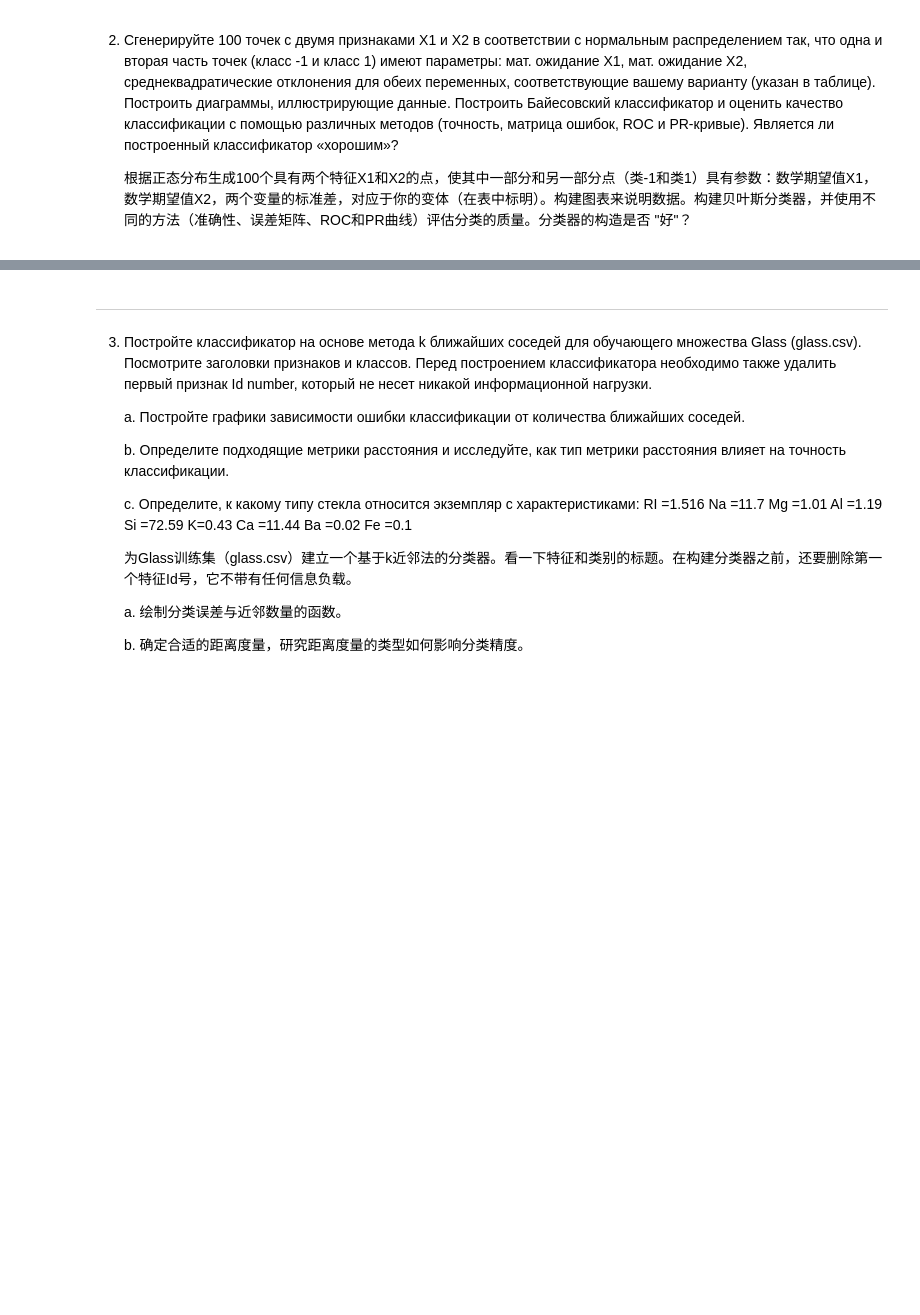
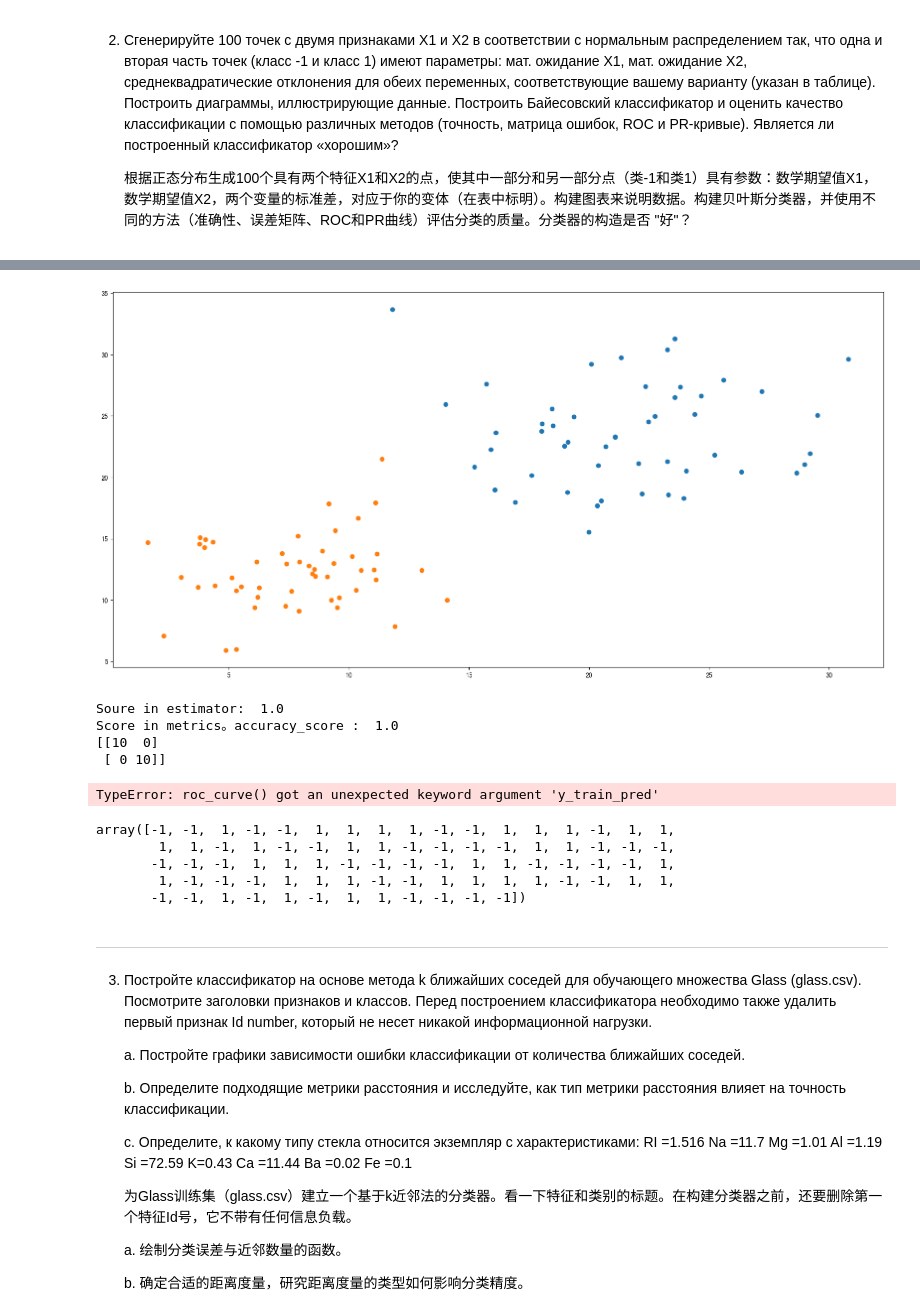
Before and after one commit to NekoSilverFox/Machine-learning, a Jupyter notebook: 100 - SPbSTU - lab1/100 - SPbSTU - lab1.ipynb, the cells around one changed output, grey strips where cells are left out. Cells and saved outputs as stored; diff of their text form; code cells hidden in the pictures; blank space fills up the shorter version.

```diff
--- a/100 - SPbSTU - lab1/100 - SPbSTU - lab1.ipynb
+++ b/100 - SPbSTU - lab1/100 - SPbSTU - lab1.ipynb
@@ -137,3 +123,79 @@ plt.show()
+# %%
+import numpy as np
+import pandas as pd
+import matplotlib.pyplot as plt
+from sklearn.utils import shuffle
+from sklearn.naive_bayes import GaussianNB
+from sklearn.metrics import accuracy_score
+from sklearn.metrics import confusion_matrix
+from sklearn.metrics import roc_curve
+from sklearn.model_selection import cross_val_predict
+from sklearn.metrics import confusion_matrix
+from sklearn.linear_model import SGDClassifier
+
+# 获取数据集
+x_1_1 = pd.Series(np.random.normal(loc=22, scale=4, size=50), name='x_1_1')
+x_1_2 = pd.Series(np.random.normal(loc=24, scale=4, size=50), name='x_1_2')
+x_2_1 = pd.Series(np.random.normal(loc=8, scale=3, size=50), name='x_2_1')
+x_2_2 = pd.Series(np.random.normal(loc=12, scale=3, size=50), name='x_2_2')
+y_1s = pd.Series([1] * 50)
+y_f = pd.Series([-1] * 50)
+
+plt.figure(figsize=(20, 10), dpi=100)
+plt.scatter(x_1_1, x_1_2)
+plt.scatter(x_2_1, x_2_2)
+plt.show()
+
+train_1 = pd.concat([x_1_1[:40], x_1_2[:40], y_1s[:40]], axis=1)
+train_1.columns = ['x_1', 'x_2', 'traget']
+train_2 = pd.concat([x_2_1[:40], x_2_2[:40], y_f[:40]], axis=1)
+train_2.columns = ['x_1', 'x_2', 'traget']
+train = pd.concat([train_1, train_2],  axis=0)
+train = shuffle(train).reset_index(drop=True)
+
+test_1 = pd.concat([x_1_1[40:50], x_1_2[40:50], y_1s[40:50]], axis=1)
+test_1.columns = ['x_1', 'x_2', 'traget']
+test_2 = pd.concat([x_2_1[40:50], x_2_2[40:50], y_f[40:50]], axis=1)
+test_2.columns = ['x_1', 'x_2', 'traget']
+test = pd.concat([test_1, test_2], axis=0)
+test = shuffle(test).reset_index(drop=True)
+
+x_train = train.iloc[:, :2]
+x_test = test.iloc[:, :2]
+y_train = train.iloc[:, -1:]
+y_test = test.iloc[:, -1:]
+
+# 机器学习
+estimator = GaussianNB()
+estimator.fit(X=x_train, y=y_train)
+
+# 模型评估
+print('Soure in estimator: ', estimator.score(X=x_test, y=y_test))
+
+predict = estimator.predict(X=x_test)
+print('Score in metrics.accuracy_score : ', accuracy_score(y_true=y_test, y_pred=predict))
+
+res_matrix = confusion_matrix(y_true=y_test, y_pred=predict)
+print(res_matrix)
+
+y_train_pred = cross_val_predict(estimator=estimator, X=x_train, y=y_train, cv=3)
+
+fpr, tpr, thresholds = roc_curve(y_true=y_test, y_train_pred=y_train_pred)
+# %% [output]
+[figure, added]
+Soure in estimator:  1.0
+Score in metrics。accuracy_score :  1.0
+[[10  0]
+ [ 0 10]]
+TypeError: roc_curve() got an unexpected keyword argument 'y_train_pred'
+# %%
+y_train_pred
+# %% [output]
+array([-1, -1,  1, -1, -1,  1,  1,  1,  1, -1, -1,  1,  1,  1, -1,  1,  1,
+        1,  1, -1,  1, -1, -1,  1,  1, -1, -1, -1, -1,  1,  1, -1, -1, -1,
+       -1, -1, -1,  1,  1,  1, -1, -1, -1, -1,  1,  1, -1, -1, -1, -1,  1,
+        1, -1, -1, -1,  1,  1,  1, -1, -1,  1,  1,  1,  1, -1, -1,  1,  1,
+       -1, -1,  1, -1,  1, -1,  1,  1, -1, -1, -1, -1])
 # %% [markdown]
 ---
 
```
Also changed, not shown: parts of 1 cell of this notebook, 1 other file.
